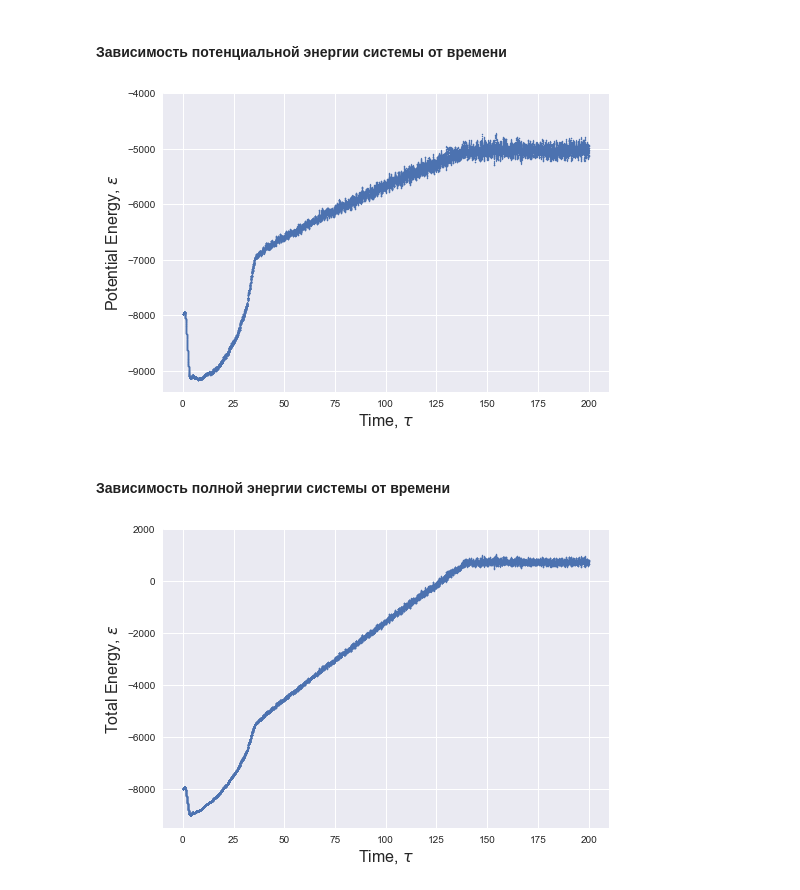
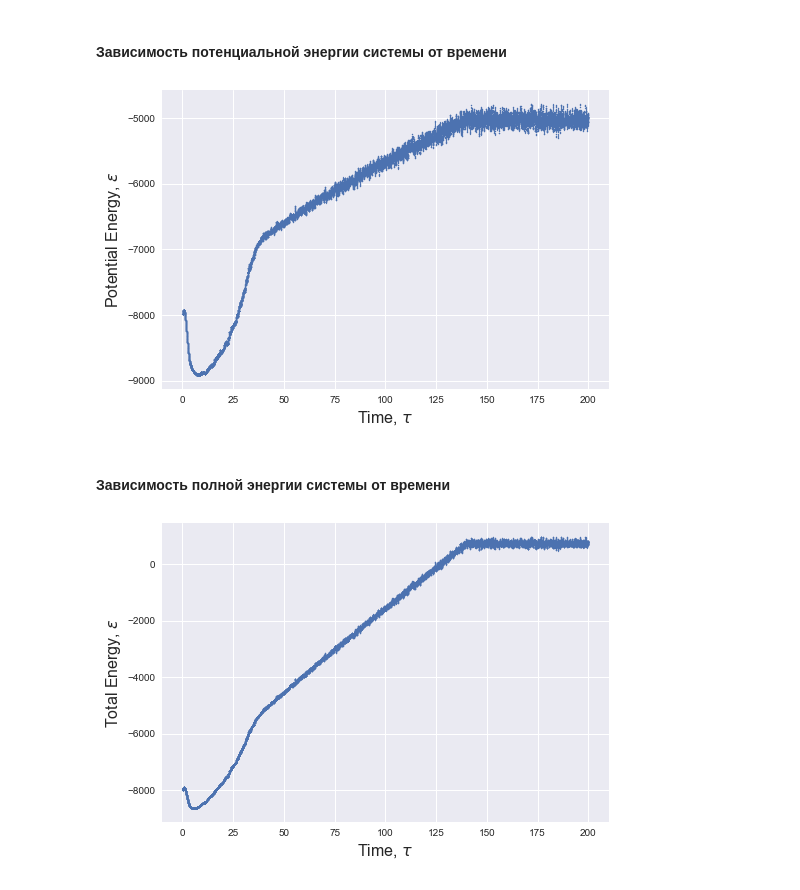
Before and after one commit to AlbertFarkhutdinov/molecular_dynamics, a Jupyter notebook: notebooks/system_parameters.ipynb, the cells around one changed output. Saved outputs shown, nothing was run; the diff lists cells and outputs as text; code cells hidden in the pictures.

```diff
--- a/notebooks/system_parameters.ipynb
+++ b/notebooks/system_parameters.ipynb
@@ -29,7 +29,7 @@ PATH_TO_DATA = os.path.join(BASE_DIRECTORY, 'data')
 # %%
 filename = os.path.join(
     PATH_TO_DATA,
-    '2020-11-26',
+    '2020-12-07',
     'system_parameters.csv',
 )
 # %% [markdown]
@@ -98,14 +113,18 @@ plt.ylabel(r'Kinetic Energy, $\epsilon$', fontsize=16);
 # %%
 plt.scatter(
     times,
     system_parameters['potential_energy'],
     s=1,
 );
 plt.xlabel(r'Time, $\tau$', fontsize=16);
 plt.ylabel(r'Potential Energy, $\epsilon$', fontsize=16);
-plt.ylim(top=-4000);
+
+plt.ylim(
+#     bottom=-6000,
+#     top=4000,
+);
 # %% [output]
-[figure, old version]
+[figure, new version]
 # %% [markdown]
 #### Зависимость полной энергии системы от времени
 # %%
@@ -116,9 +135,13 @@ plt.scatter(
 );
 plt.xlabel(r'Time, $\tau$', fontsize=16);
 plt.ylabel(r'Total Energy, $\epsilon$', fontsize=16);
-plt.ylim(top=2000);
+
+plt.ylim(
+#     bottom=-6000,
+#     top=4000,
+);
 # %% [output]
-[figure, old version]
+[figure, new version]
 # %%
 plt.scatter(
     system_parameters['temperature'],
```
Also changed, not shown: parts of 6 cells of this notebook, 17 other files.
